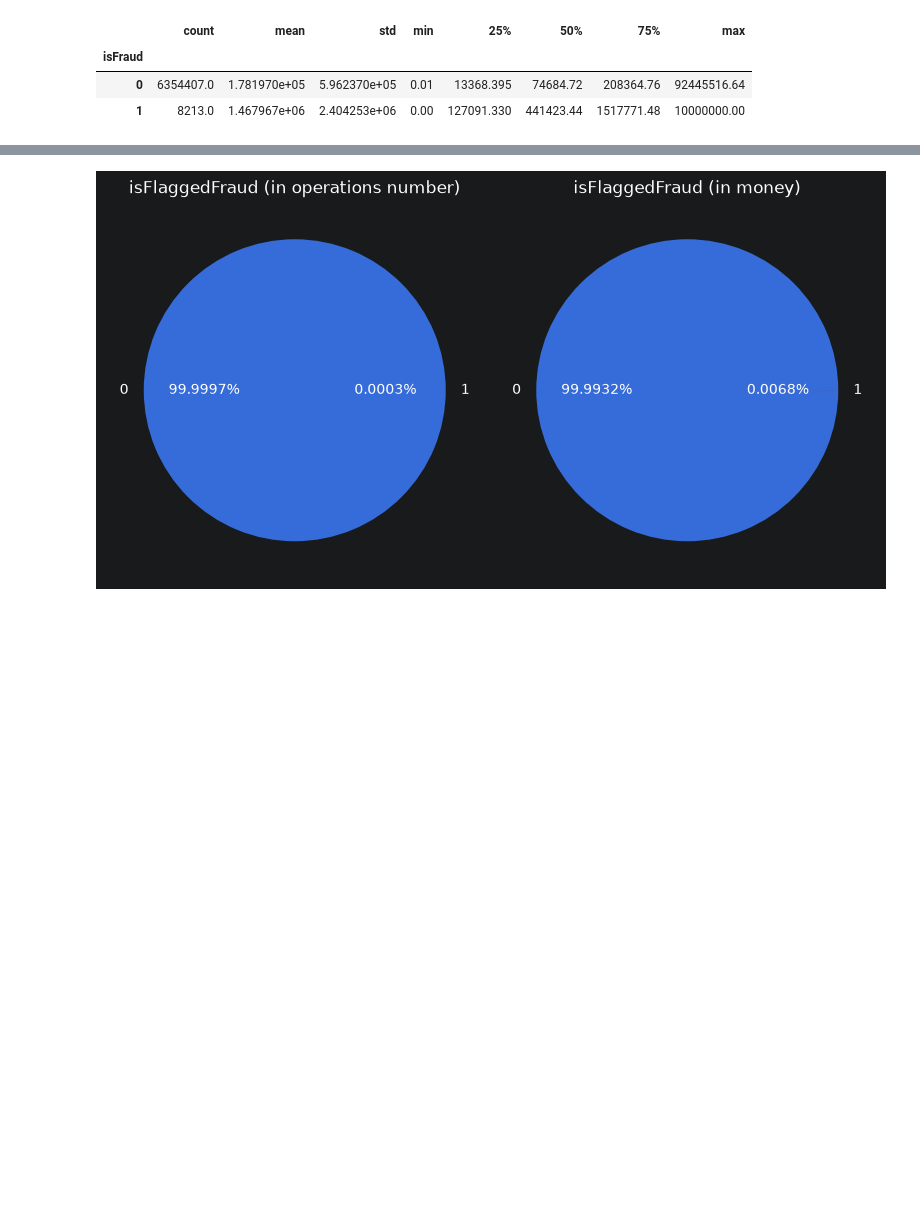
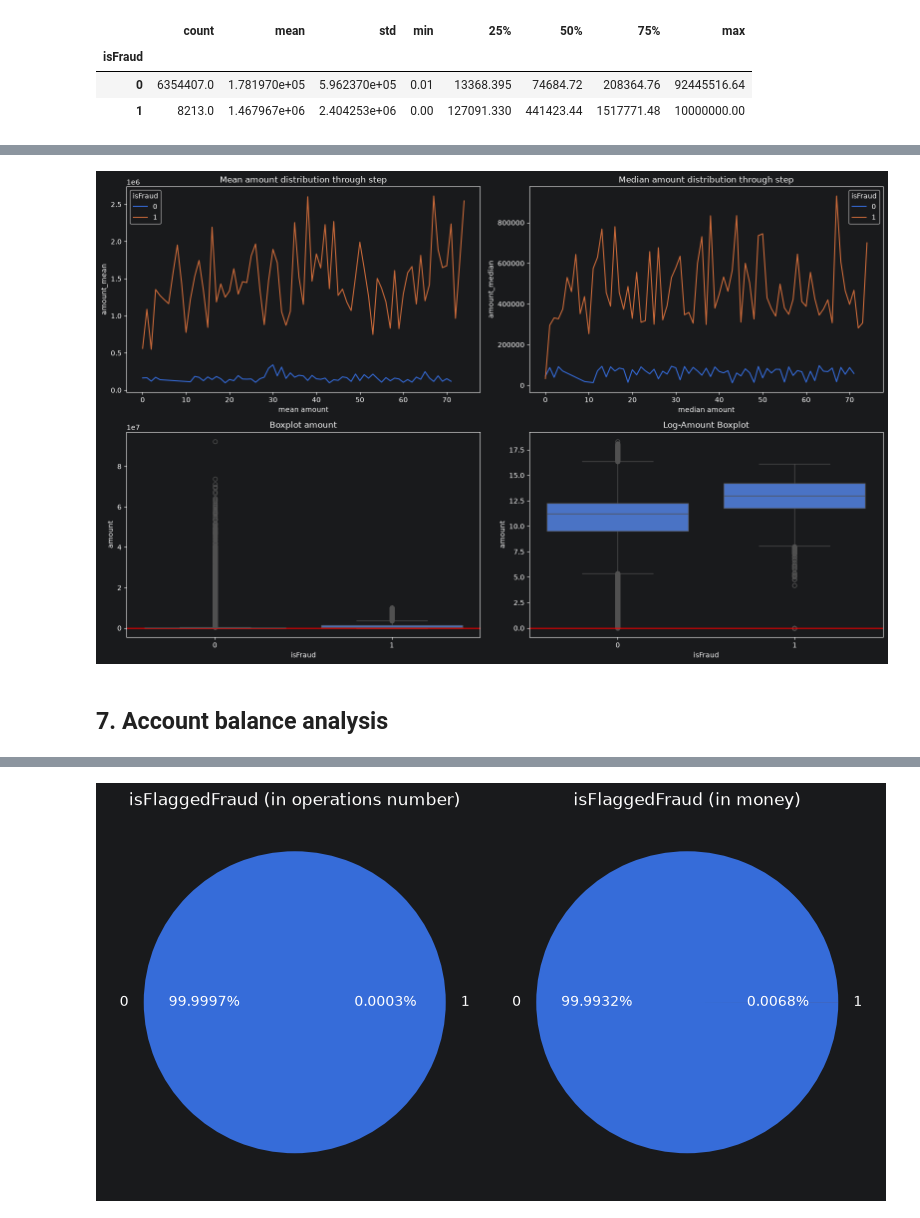
Before and after one commit to blbl-blbl/kaggle-Financial-Fraud-Detection-Dataset, a Jupyter notebook: notebooks/01_eda.ipynb, the cells around one changed output, grey strips where cells are left out. Drawn from its saved outputs; the diff is of its cells as text; code cells hidden in the pictures; blank space fills up the shorter version.

```diff
--- a/notebooks/01_eda.ipynb
+++ b/notebooks/01_eda.ipynb
@@ -378,0 +407,28 @@ plt.show()
+# %%
+fig, axes = plt.subplots(2, 2, figsize=(16, 10))
+(ax1, ax2, ax3, ax4) = axes.flatten()
+
+sns.lineplot(data=agg, x='step_group', y='amount_mean', hue='isFraud', ax=ax1)
+ax1.set_title('Mean amount distribution through step')
+ax1.set_xlabel('mean amount')
+
+
+sns.lineplot(data=agg, x='step_group', y='amount_median', hue='isFraud', ax=ax2)
+ax2.set_title('Median amount distribution through step')
+ax2.set_xlabel('median amount')
+
+
+sns.boxplot(data=df, x='isFraud', y='amount', ax=ax3)
+ax3.set_title('Boxplot amount')
+ax3.axhline(y=0, color='red', linestyle='-', linewidth=2, alpha=0.7)
+
+sns.boxplot(data=df, x='isFraud', y=np.log1p(df['amount']), ax=ax4)
+ax4.set_title('Log-Amount Boxplot')
+ax4.axhline(y=0, color='red', linestyle='-', linewidth=2, alpha=0.7)
+
+plt.tight_layout()
+plt.show()
+# %% [output]
+[figure, added]
+# %% [markdown]
+## 7. Account balance analysis
```
Also changed, not shown: parts of 21 cells of this notebook.
